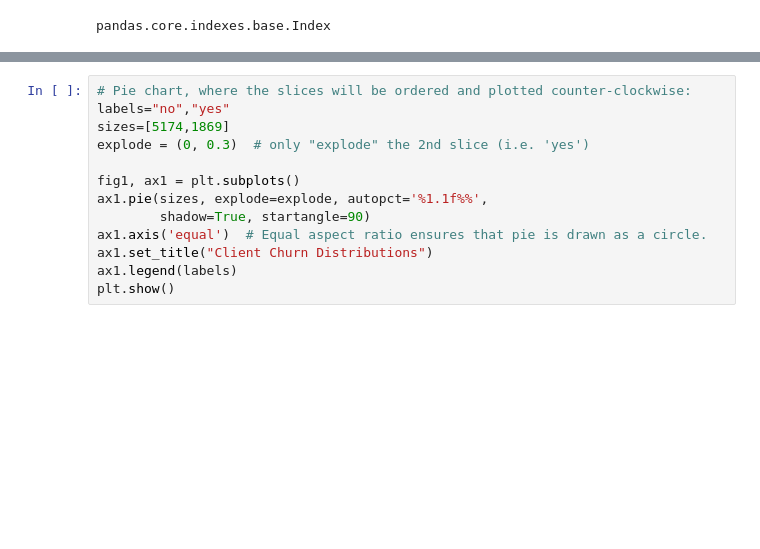
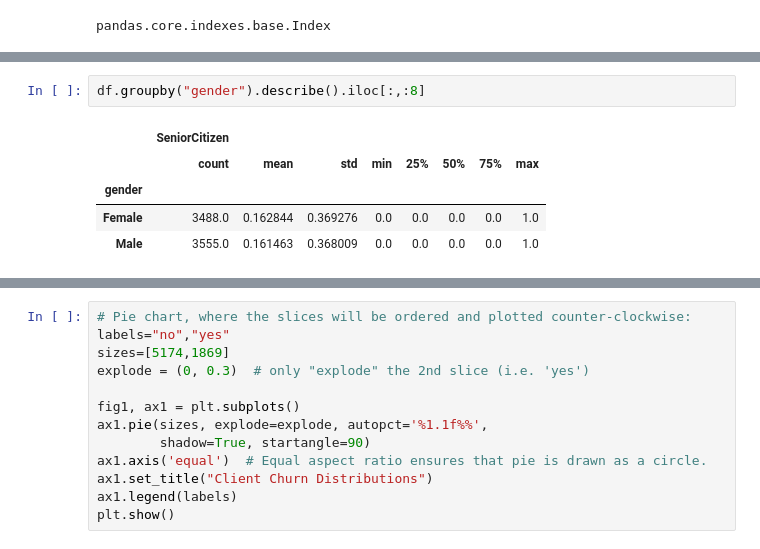
Before and after one commit to mustafabozkaya/CHURN-PREDICTION, a Jupyter notebook: curn_analisys.ipynb, the cells around one changed output, grey strips where cells are left out. Drawn from its saved outputs; the diff is of its cells as text; blank space fills up the shorter version.

```diff
--- a/curn_analisys.ipynb
+++ b/curn_analisys.ipynb
@@ -171,0 +249,8 @@ df.head()
+# %%
+df.groupby("gender").describe().iloc[:,:8]
+# %% [output]
+|  | SeniorCitizen |  |  |  |  |  |  |  |
+|  | count | mean | std | min | 25% | 50% | 75% | max |
+| gender |  |  |  |  |  |  |  |  |
+| Female | 3488.0 | 0.162844 | 0.369276 | 0.0 | 0.0 | 0.0 | 0.0 | 1.0 |
+| Male | 3555.0 | 0.161463 | 0.368009 | 0.0 | 0.0 | 0.0 | 0.0 | 1.0 |
```
Also changed, not shown: parts of 23 cells of this notebook.
